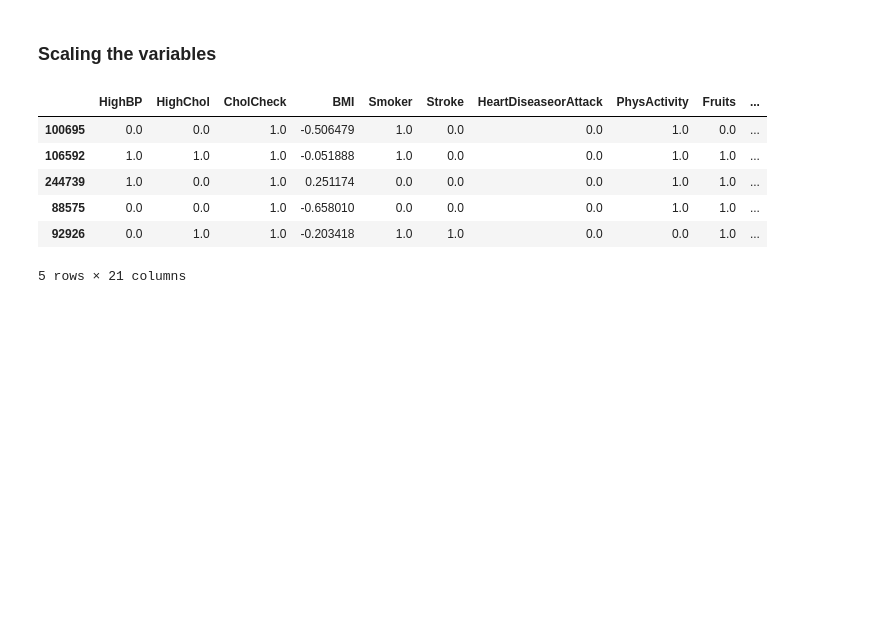
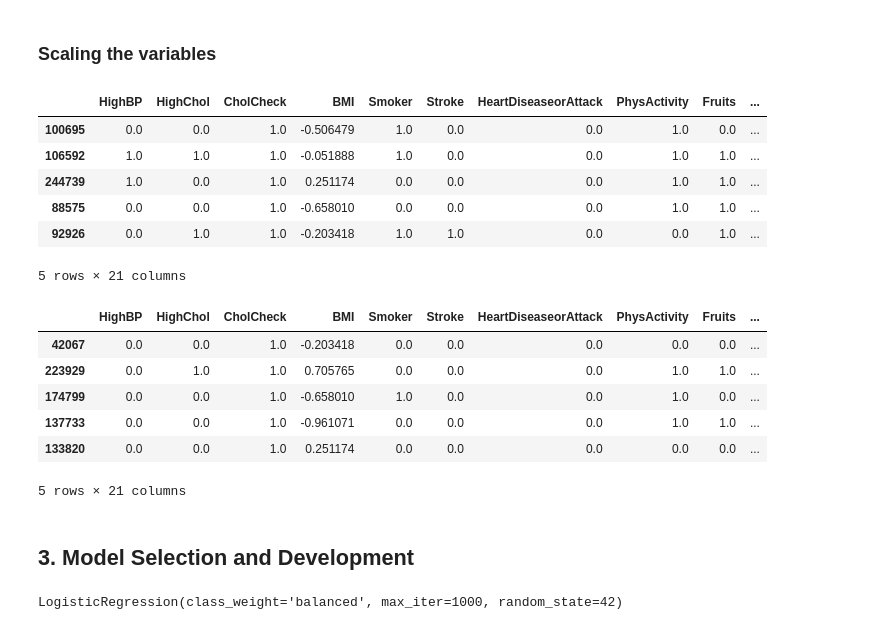
Before and after one commit to Yvesangwa/AI_labs, a Jupyter notebook: Final_project/Predicting_Diabetes_Status.ipynb, the cells around one changed output. Saved outputs shown, nothing was run; the diff lists cells and outputs as text; code cells hidden in the pictures; blank space fills up the shorter version.

```diff
--- a/Final_project/Predicting_Diabetes_Status.ipynb
+++ b/Final_project/Predicting_Diabetes_Status.ipynb
@@ -369,3 +379,26 @@ X_train.head()
 | 88575 | 0.0 | 0.0 | 1.0 | -0.658010 | 0.0 | 0.0 | 0.0 | 1.0 | 1.0 | ... |
 | 92926 | 0.0 | 1.0 | 1.0 | -0.203418 | 1.0 | 1.0 | 0.0 | 0.0 | 1.0 | ... |
 5 rows × 21 columns
+# %%
+X_test.head()
+# %% [output]
+|  | HighBP | HighChol | CholCheck | BMI | Smoker | Stroke | HeartDiseaseorAttack | PhysActivity | Fruits | ... |
+| 42067 | 0.0 | 0.0 | 1.0 | -0.203418 | 0.0 | 0.0 | 0.0 | 0.0 | 0.0 | ... |
+| 223929 | 0.0 | 1.0 | 1.0 | 0.705765 | 0.0 | 0.0 | 0.0 | 1.0 | 1.0 | ... |
+| 174799 | 0.0 | 0.0 | 1.0 | -0.658010 | 1.0 | 0.0 | 0.0 | 1.0 | 0.0 | ... |
+| 137733 | 0.0 | 0.0 | 1.0 | -0.961071 | 0.0 | 0.0 | 0.0 | 1.0 | 1.0 | ... |
+| 133820 | 0.0 | 0.0 | 1.0 | 0.251174 | 0.0 | 0.0 | 0.0 | 0.0 | 0.0 | ... |
+5 rows × 21 columns
+# %% [markdown]
+## **3. Model Selection and Development**
+# %%
+# Train Logistic Regression before parameter tuning (Baseline)
+
+log_model = LogisticRegression(
+    max_iter=1000,
+    class_weight='balanced',
+    random_state=42)
+
+log_model.fit(X_train, y_train)
+# %% [output]
+LogisticRegression(class_weight='balanced', max_iter=1000, random_state=42)
```
Also changed, not shown: parts of 32 cells of this notebook, 5 other files.
